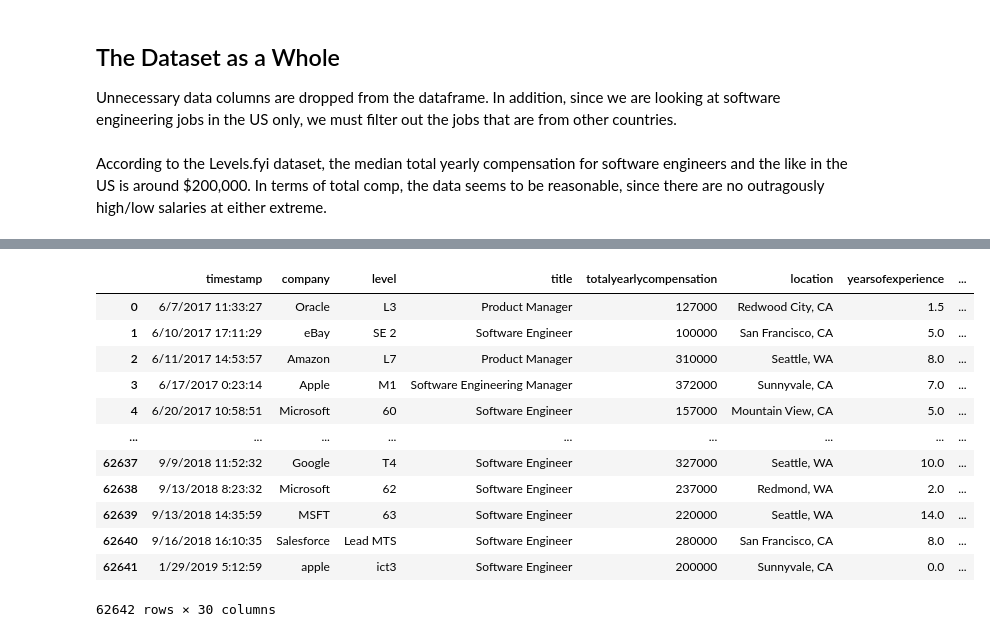
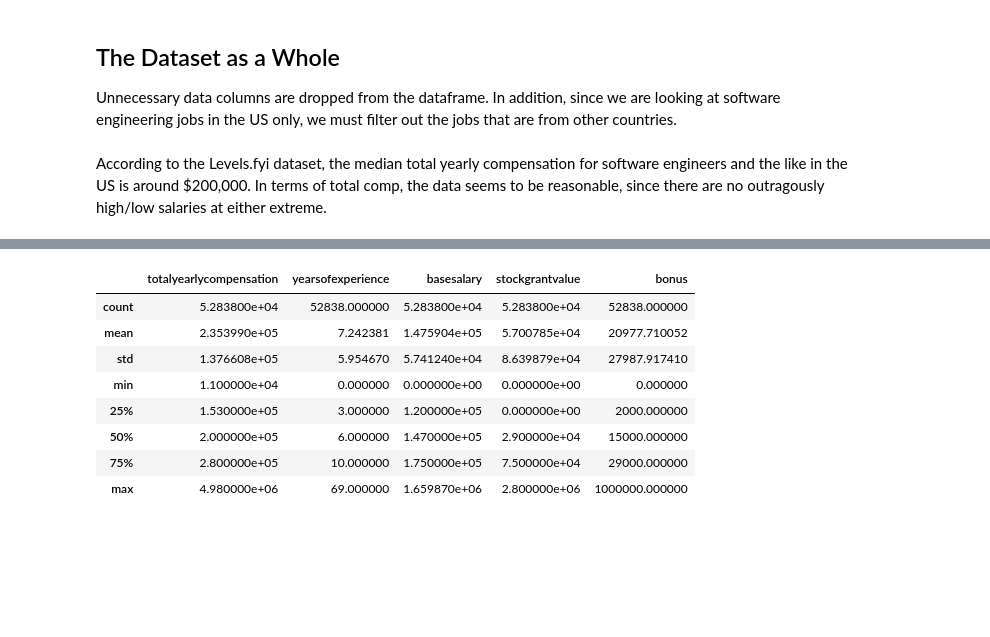
Before and after one commit to jeffreycjj6/Jobs-Visualization-Project, a Jupyter notebook: data_analysis/jobs_analysis.ipynb, the cells around one changed output, grey strips where cells are left out. Drawn from its saved outputs; the diff is of its cells as text; code cells hidden in the pictures; blank space fills up the shorter version.

Commit message:
Adds analysis of US tech jobs by state.

```diff
--- a/data_analysis/jobs_analysis.ipynb
+++ b/data_analysis/jobs_analysis.ipynb
@@ -47,4 +29,5 @@ df.describe()
 # %%
+
 # Dictionary might be useful later
 states = {
     'AK': 'Alaska',
@@ -74,45 +57,50 @@ states = {
     'MO': 'Missouri',
     'MS': 'Mississippi',
     'MT': 'Montana',
     'NC': 'North Carolina',
     'ND': 'North Dakota',
     'NE': 'Nebraska',
     'NH': 'New Hampshire',
     'NJ': 'New Jersey',
     'NM': 'New Mexico',
     'NV': 'Nevada',
     'NY': 'New York',
     'OH': 'Ohio',
     'OK': 'Oklahoma',
     'OR': 'Oregon',
     'PA': 'Pennsylvania',
     'RI': 'Rhode Island',
     'SC': 'South Carolina',
     'SD': 'South Dakota',
     'TN': 'Tennessee',
     'TX': 'Texas',
     'UT': 'Utah',
     'VA': 'Virginia',
     'VT': 'Vermont',
     'WA': 'Washington',
     'WI': 'Wisconsin',
     'WV': 'West Virginia',
     'WY': 'Wyoming'
 }
+df = df[['company', 'totalyearlycompensation', 'location',
+        'yearsofexperience', 'basesalary', 'stockgrantvalue', 'bonus']]
+
+# Location strings with only one comma are typially US cities. Typical format
+# of the string is "City", "Providence/State", "Country (if not US)"
+df = df[df['location'].str.count(',') <= 1]
 states_abbr = df['location'].str.slice(start=-2)
-df['State'] = states_abbr
-display(df)
+df['state'] = states_abbr
+# Final round of filtering based on US states
+df = df[df.state.isin(states) == True]
+df = df.reset_index(drop=True)
+df.describe()
 # %% [output]
-|  | timestamp | company | level | title | totalyearlycompensation | location | yearsofexperience | ... |
-| 0 | 6/7/2017 11:33:27 | Oracle | L3 | Product Manager | 127000 | Redwood City, CA | 1.5 | ... |
-| 1 | 6/10/2017 17:11:29 | eBay | SE 2 | Software Engineer | 100000 | San Francisco, CA | 5.0 | ... |
-| 2 | 6/11/2017 14:53:57 | Amazon | L7 | Product Manager | 310000 | Seattle, WA | 8.0 | ... |
-| 3 | 6/17/2017 0:23:14 | Apple | M1 | Software Engineering Manager | 372000 | Sunnyvale, CA | 7.0 | ... |
-| 4 | 6/20/2017 10:58:51 | Microsoft | 60 | Software Engineer | 157000 | Mountain View, CA | 5.0 | ... |
-| ... | ... | ... | ... | ... | ... | ... | ... | ... |
-| 62637 | 9/9/2018 11:52:32 | Google | T4 | Software Engineer | 327000 | Seattle, WA | 10.0 | ... |
-| 62638 | 9/13/2018 8:23:32 | Microsoft | 62 | Software Engineer | 237000 | Redmond, WA | 2.0 | ... |
-| 62639 | 9/13/2018 14:35:59 | MSFT | 63 | Software Engineer | 220000 | Seattle, WA | 14.0 | ... |
-| 62640 | 9/16/2018 16:10:35 | Salesforce | Lead MTS | Software Engineer | 280000 | San Francisco, CA | 8.0 | ... |
-| 62641 | 1/29/2019 5:12:59 | apple | ict3 | Software Engineer | 200000 | Sunnyvale, CA | 0.0 | ... |
+|  | totalyearlycompensation | yearsofexperience | basesalary | stockgrantvalue | bonus |
+| count | 5.283800e+04 | 52838.000000 | 5.283800e+04 | 5.283800e+04 | 52838.000000 |
+| mean | 2.353990e+05 | 7.242381 | 1.475904e+05 | 5.700785e+04 | 20977.710052 |
+| std | 1.376608e+05 | 5.954670 | 5.741240e+04 | 8.639879e+04 | 27987.917410 |
+| min | 1.100000e+04 | 0.000000 | 0.000000e+00 | 0.000000e+00 | 0.000000 |
+| 25% | 1.530000e+05 | 3.000000 | 1.200000e+05 | 0.000000e+00 | 2000.000000 |
+| 50% | 2.000000e+05 | 6.000000 | 1.470000e+05 | 2.900000e+04 | 15000.000000 |
+| 75% | 2.800000e+05 | 10.000000 | 1.750000e+05 | 7.500000e+04 | 29000.000000 |
+| max | 4.980000e+06 | 69.000000 | 1.659870e+06 | 2.800000e+06 | 1000000.000000 |
-62642 rows × 30 columns
```
Also changed, not shown: parts of 3 cells of this notebook.
